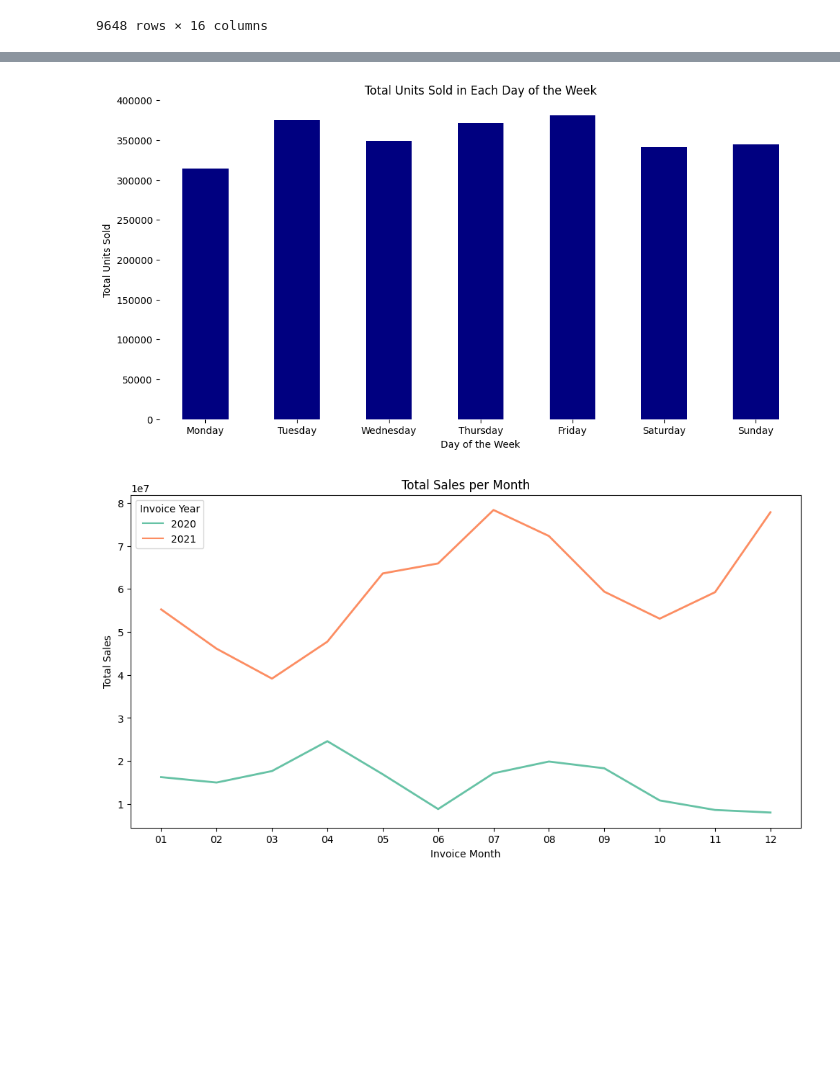
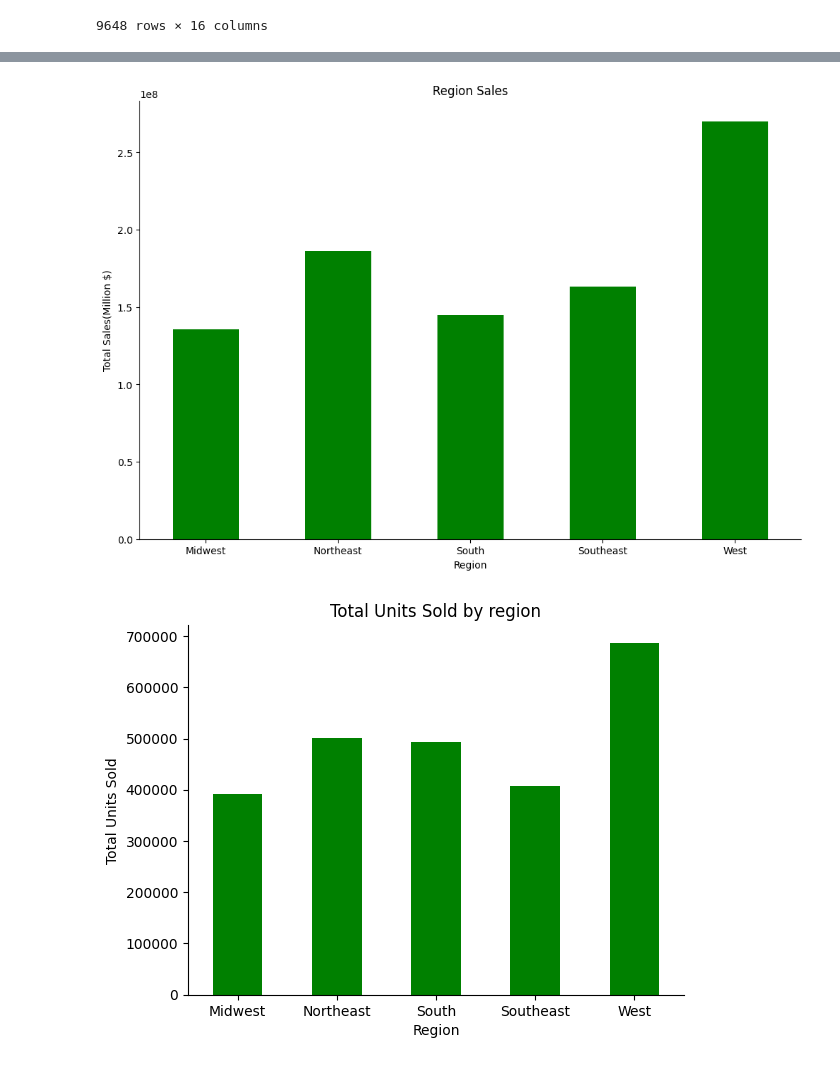
Before and after one commit to Murega14/adidas_analysis, a Jupyter notebook: adidas.ipynb, the cells around one changed output, grey strips where cells are left out. Drawn from its saved outputs; the diff is of its cells as text; code cells hidden in the pictures; blank space fills up the shorter version.

Commit message:
added visualizations

```diff
--- a/adidas.ipynb
+++ b/adidas.ipynb
@@ -341,46 +416,36 @@ Name: Total Sales, dtype: object
 # %%
-#visualizing the units sold in each day of the week
-daily_units_sold = df.groupby('Invoice Day')['Units Sold'].sum()
-
-#reordering the series based on a custom day order
-daily_units_sold['Invoice Day'] = daily_units_sold.index
-daily_units_sold = daily_units_sold.reindex(days)
+#visualizing the total sales per region
+region_sales = df.groupby('Region')['Total Sales'].sum()
 
 #plotting the data
-plt.figure(figsize=(12,6))
-ax = daily_units_sold.plot(kind='bar', color='navy')
+plt.figure(figsize=(12, 8))
+ax = region_sales.plot(kind='bar', color='green')
 ax.spines['top'].set_visible(False)
 ax.spines['right'].set_visible(False)
-ax.spines['left'].set_visible(False)
-ax.spines['bottom'].set_visible(False)
-ax.set_xticklabels(days, rotation=0)
+#ax.spines['left'].set_visible(False)
+#ax.spines['bottom'].set_visible(False)
+plt.xticks(rotation=0)
 
-plt.title('Total Units Sold in Each Day of the Week')
-plt.xlabel('Day of the Week')
+plt.title('Region Sales')
+plt.xlabel('Region')
+plt.ylabel('Total Sales(Million $)')
+ax.set_facecolor('white')
+plt.show()
+
+#visualizing units sold by region
+region_units = df.groupby('Region')['Units Sold'].sum()
+ab = region_units.plot(kind='bar', color='green')
+ab.spines['top'].set_visible(False)
+ab.spines['right'].set_visible(False)
+#ab.spines['left'].set_visible(False)
+#ab.spines['bottom'].set_visible(False)
+plt.xticks(rotation=0)
+
+plt.title('Total Units Sold by region')
+plt.xlabel('Region')
 plt.ylabel('Total Units Sold')
-ax.set_facecolor('white')
+ab.set_facecolor('white')
+plt.show()
 # %% [output]
-[figure, old version]
+[figure, new version]
+[figure, added]
-# %%
-%matplotlib inline
-
-import warnings
-warnings.filterwarnings('ignore')
-
-# Grouping the data by 'Invoice Year' and 'Invoice Month' columns
-monthly_sales = df.groupby(['Invoice Year', 'Invoice Month'])['Total Sales'].sum()
-
-# Reset the index to have a DataFrame
-monthly_sales = monthly_sales.reset_index()
-
-# Plotting the data using 'Invoice Year' as the hue
-plt.figure(figsize=(12, 6))
-sns.lineplot(data=monthly_sales, x='Invoice Month', y='Total Sales', hue='Invoice Year',
-             markers='o', dashes=True, palette='Set2', linewidth=2)
-plt.title('Total Sales per Month')
-plt.xlabel('Invoice Month')
-plt.ylabel('Total Sales')
-plt.legend(title='Invoice Year')
-plt.show()
-# %% [output]
-[figure, removed]
```
Also changed, not shown: parts of 7 cells of this notebook.
